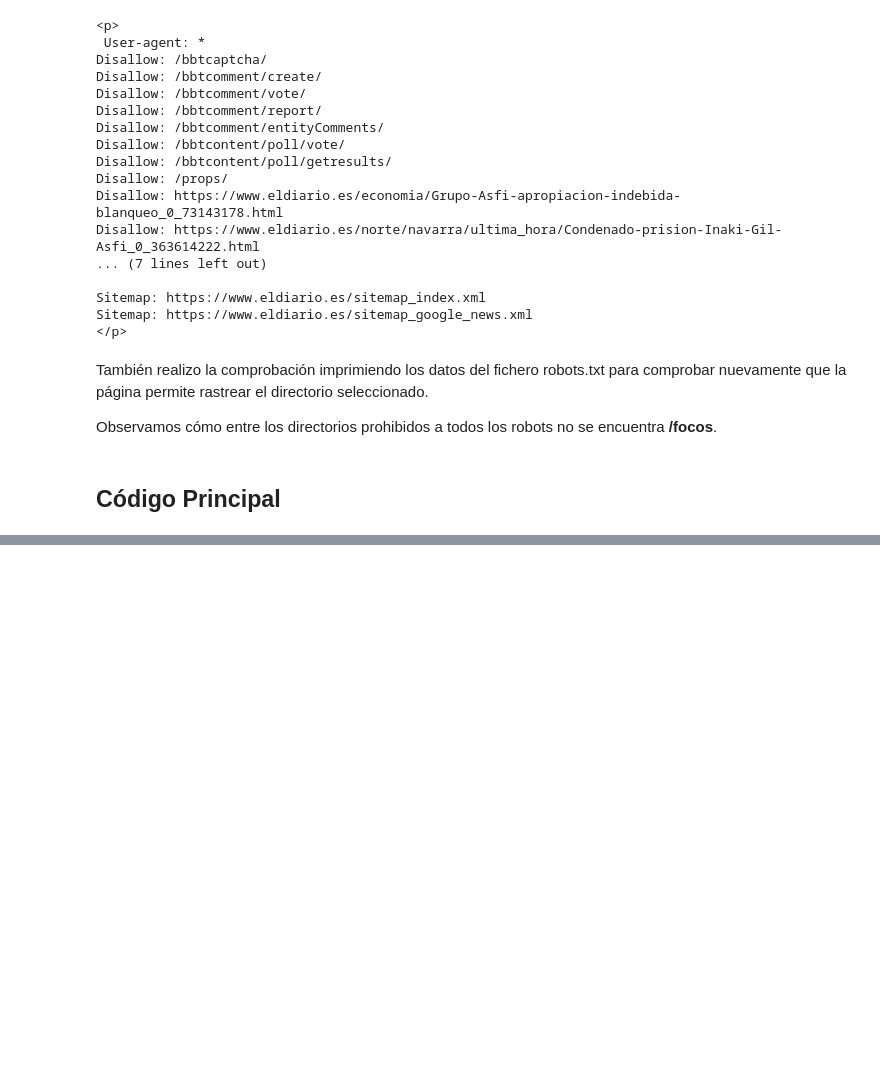
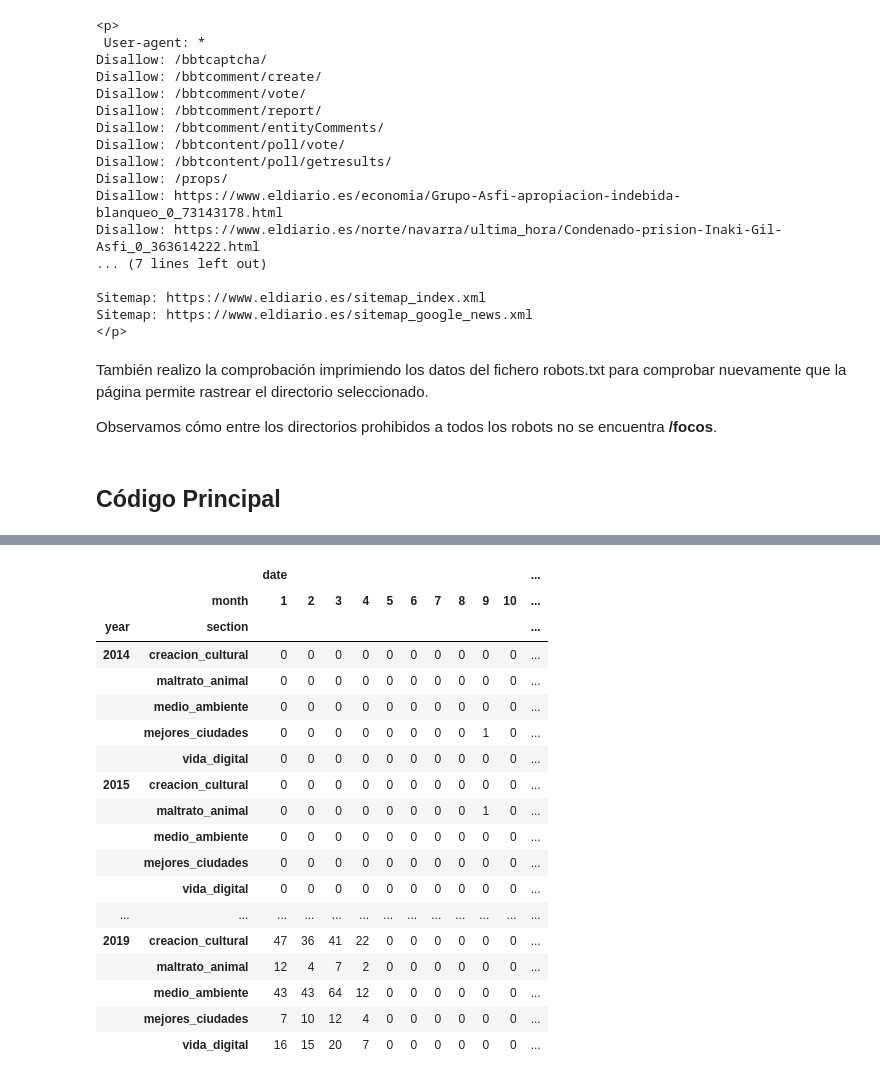
Before and after one commit to guiserguez/webScrapping, a Jupyter notebook: Practica1_webScrapping.ipynb, the cells around one changed output, grey strips where cells are left out. Drawn from its saved outputs; the diff is of its cells as text; code cells hidden in the pictures; blank space fills up the shorter version.

```diff
--- a/Practica1_webScrapping.ipynb
+++ b/Practica1_webScrapping.ipynb
@@ -181,0 +200,5 @@ save_dataset(csvData, header)
+# %%
+news_reduced = csvData.filter(items=['section','date'])
+# %%
+news_reduced['month'] = pd.DatetimeIndex(csvData['date'], dayfirst=True).month
+news_reduced['year'] = pd.DatetimeIndex(csvData['date'], dayfirst=True).year
@@ -181,0 +215,4 @@ save_dataset(csvData, header)
+# %%
+#Primero agrupamos por año
+news_reduced_year = news_reduced.groupby(['year','month','section']).count().unstack(level=-3,fill_value=0)[['date']]
+news_reduced_year
@@ -181,0 +239,3 @@ save_dataset(csvData, header)
+# %%
+news_reduced_year = news_reduced_year.stack()
+news_reduced_year
@@ -181,0 +262,24 @@ save_dataset(csvData, header)
+# %%
+#Después agrupamos por mes
+news_reduced_year_month = news_reduced_year.groupby(['year','month','section']).sum().unstack(level=-2,fill_value=0)[['date']]
+news_reduced_year_month
+# %% [output]
+|  |  | date |  |  |  |  |  |  |  |  |  | ... |
+|  | month | 1 | 2 | 3 | 4 | 5 | 6 | 7 | 8 | 9 | 10 | ... |
+| year | section |  |  |  |  |  |  |  |  |  |  | ... |
+| 2014 | creacion_cultural | 0 | 0 | 0 | 0 | 0 | 0 | 0 | 0 | 0 | 0 | ... |
+|  | maltrato_animal | 0 | 0 | 0 | 0 | 0 | 0 | 0 | 0 | 0 | 0 | ... |
+|  | medio_ambiente | 0 | 0 | 0 | 0 | 0 | 0 | 0 | 0 | 0 | 0 | ... |
+|  | mejores_ciudades | 0 | 0 | 0 | 0 | 0 | 0 | 0 | 0 | 1 | 0 | ... |
+|  | vida_digital | 0 | 0 | 0 | 0 | 0 | 0 | 0 | 0 | 0 | 0 | ... |
+| 2015 | creacion_cultural | 0 | 0 | 0 | 0 | 0 | 0 | 0 | 0 | 0 | 0 | ... |
+|  | maltrato_animal | 0 | 0 | 0 | 0 | 0 | 0 | 0 | 0 | 1 | 0 | ... |
+|  | medio_ambiente | 0 | 0 | 0 | 0 | 0 | 0 | 0 | 0 | 0 | 0 | ... |
+|  | mejores_ciudades | 0 | 0 | 0 | 0 | 0 | 0 | 0 | 0 | 0 | 0 | ... |
+|  | vida_digital | 0 | 0 | 0 | 0 | 0 | 0 | 0 | 0 | 0 | 0 | ... |
+| ... | ... | ... | ... | ... | ... | ... | ... | ... | ... | ... | ... | ... |
+| 2019 | creacion_cultural | 47 | 36 | 41 | 22 | 0 | 0 | 0 | 0 | 0 | 0 | ... |
+|  | maltrato_animal | 12 | 4 | 7 | 2 | 0 | 0 | 0 | 0 | 0 | 0 | ... |
+|  | medio_ambiente | 43 | 43 | 64 | 12 | 0 | 0 | 0 | 0 | 0 | 0 | ... |
+|  | mejores_ciudades | 7 | 10 | 12 | 4 | 0 | 0 | 0 | 0 | 0 | 0 | ... |
+|  | vida_digital | 16 | 15 | 20 | 7 | 0 | 0 | 0 | 0 | 0 | 0 | ... |
```
Also changed, not shown: parts of 16 cells of this notebook, 2 other files.
